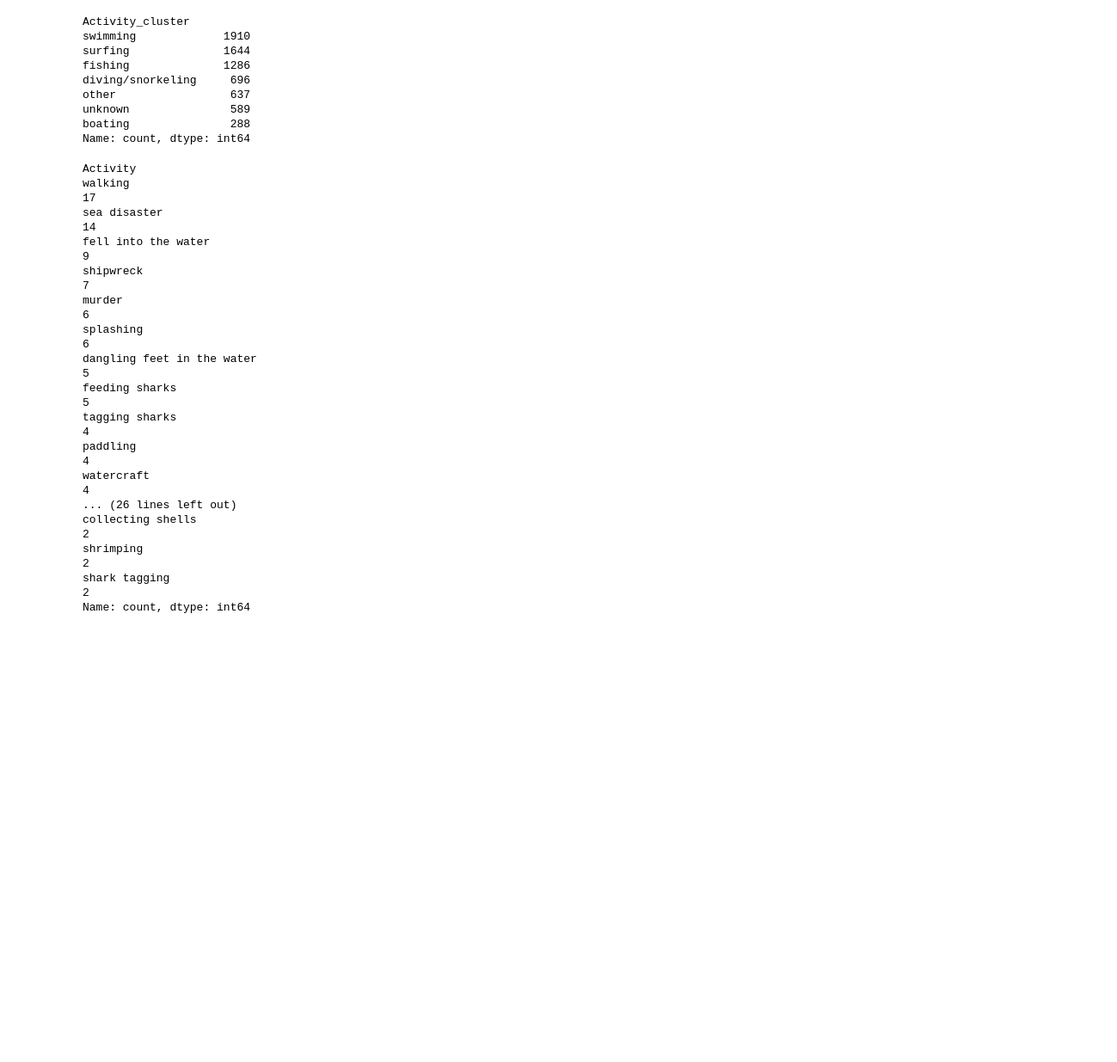
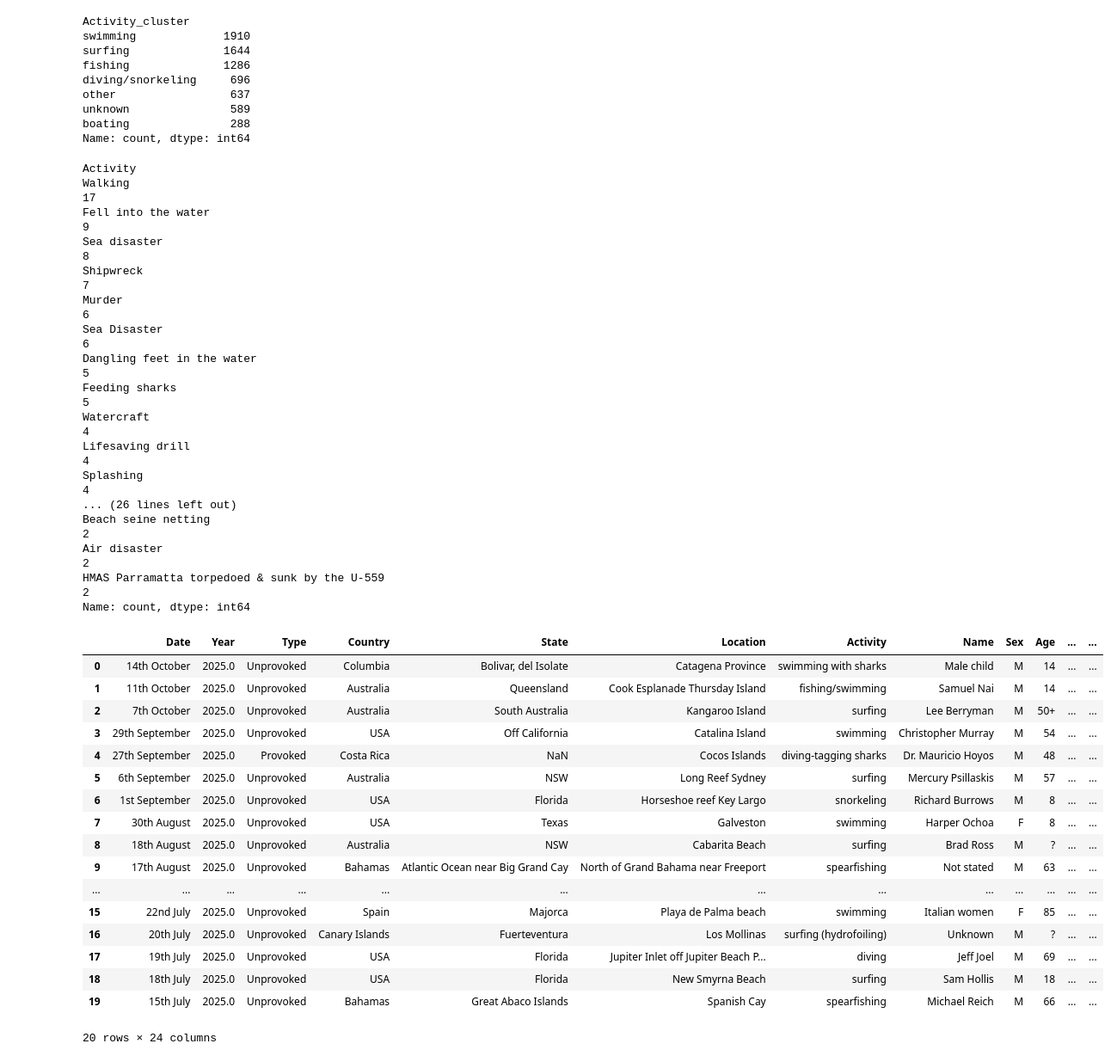
Before and after one commit to Zeineb-November25/baby_shark, a Jupyter notebook: baby_shark_christos.ipynb, the cells around one changed output. Shown: that part at 86% size. Saved outputs shown, nothing was run; the diff lists cells and outputs as text; code cells hidden in the pictures; blank space fills up the shorter version.

```diff
--- a/baby_shark_christos.ipynb
+++ b/baby_shark_christos.ipynb
@@ -292,5 +253,5 @@ def map_activity_to_cluster(x: str) -> str:
 # %%
 # applying the function to the series
 
-df["Activity_cluster"] = df["Activity"].apply(map_activity_to_cluster)
+baby_shark_christos_df["Activity_cluster"] = baby_shark_christos_df["Activity"].apply(map_activity_to_cluster)
 # %%
@@ -308,22 +269,22 @@ Name: count, dtype: int64
 # %%
 # checking the "other" cluster since it's too big, to see what we might have missed from keywords in our clusters.
 
-df.loc[df["Activity_cluster"] == "other", "Activity"].value_counts().head(40)
+baby_shark_christos_df.loc[baby_shark_christos_df["Activity_cluster"] == "other", "Activity"].value_counts().head(40)
 # %% [output]
 Activity
-walking                                                                                                                                         17
-sea disaster                                                                                                                                    14
-fell into the water                                                                                                                              9
-shipwreck                                                                                                                                        7
-murder                                                                                                                                           6
-splashing                                                                                                                                        6
-dangling feet in the water                                                                                                                       5
-feeding sharks                                                                                                                                   5
-tagging sharks                                                                                                                                   4
-paddling                                                                                                                                         4
-watercraft                                                                                                                                       4
+Walking                                                                                                                                                      17
+Fell into the water                                                                                                                                           9
+Sea disaster                                                                                                                                                  8
+Shipwreck                                                                                                                                                     7
+Murder                                                                                                                                                        6
+Sea Disaster                                                                                                                                                  6
+Dangling feet in the water                                                                                                                                    5
+Feeding sharks                                                                                                                                                5
+Watercraft                                                                                                                                                    4
+Lifesaving drill                                                                                                                                              4
+Splashing                                                                                                                                                     4
 ... (26 lines left out)
-collecting shells                                                                                                                                2
-shrimping                                                                                                                                        2
-shark tagging                                                                                                                                    2
+Beach seine netting                                                                                                                                           2
+Air disaster                                                                                                                                                  2
+HMAS Parramatta torpedoed & sunk by the U-559                                                                                                                 2
 Name: count, dtype: int64
@@ -329,0 +293,21 @@ Name: count, dtype: int64
+# %%
+df.head(20)
+# %% [output]
+|  | Date | Year | Type | Country | State | Location | Activity | Name | Sex | Age | ... | ... |
+| 0 | 14th October | 2025.0 | Unprovoked | Columbia | Bolivar, del Isolate | Catagena Province | swimming with sharks | Male child | M | 14 | ... | ... |
+| 1 | 11th October | 2025.0 | Unprovoked | Australia | Queensland | Cook Esplanade Thursday Island | fishing/swimming | Samuel Nai | M | 14 | ... | ... |
+| 2 | 7th October | 2025.0 | Unprovoked | Australia | South Australia | Kangaroo Island | surfing | Lee Berryman | M | 50+ | ... | ... |
+| 3 | 29th September | 2025.0 | Unprovoked | USA | Off California | Catalina Island | swimming | Christopher Murray | M | 54 | ... | ... |
+| 4 | 27th September | 2025.0 | Provoked | Costa Rica | NaN | Cocos Islands | diving-tagging sharks | Dr. Mauricio Hoyos | M | 48 | ... | ... |
+| 5 | 6th September | 2025.0 | Unprovoked | Australia | NSW | Long Reef Sydney | surfing | Mercury Psillaskis | M | 57 | ... | ... |
+| 6 | 1st September | 2025.0 | Unprovoked | USA | Florida | Horseshoe reef Key Largo | snorkeling | Richard Burrows | M | 8 | ... | ... |
+| 7 | 30th August | 2025.0 | Unprovoked | USA | Texas | Galveston | swimming | Harper Ochoa | F | 8 | ... | ... |
+| 8 | 18th August | 2025.0 | Unprovoked | Australia | NSW | Cabarita Beach | surfing | Brad Ross | M | ? | ... | ... |
+| 9 | 17th August | 2025.0 | Unprovoked | Bahamas | Atlantic Ocean near Big Grand Cay | North of Grand Bahama near Freeport | spearfishing | Not stated | M | 63 | ... | ... |
+| ... | ... | ... | ... | ... | ... | ... | ... | ... | ... | ... | ... | ... |
+| 15 | 22nd July | 2025.0 | Unprovoked | Spain | Majorca | Playa de Palma beach | swimming | Italian women | F | 85 | ... | ... |
+| 16 | 20th July | 2025.0 | Unprovoked | Canary Islands | Fuerteventura | Los Mollinas | surfing (hydrofoiling) | Unknown | M | ? | ... | ... |
+| 17 | 19th July | 2025.0 | Unprovoked | USA | Florida | Jupiter Inlet off Jupiter Beach P... | diving | Jeff Joel | M | 69 | ... | ... |
+| 18 | 18th July | 2025.0 | Unprovoked | USA | Florida | New Smyrna Beach | surfing | Sam Hollis | M | 18 | ... | ... |
+| 19 | 15th July | 2025.0 | Unprovoked | Bahamas | Great Abaco Islands | Spanish Cay | spearfishing | Michael Reich | M | 66 | ... | ... |
+20 rows × 24 columns
```
Also changed, not shown: parts of 20 cells of this notebook.
